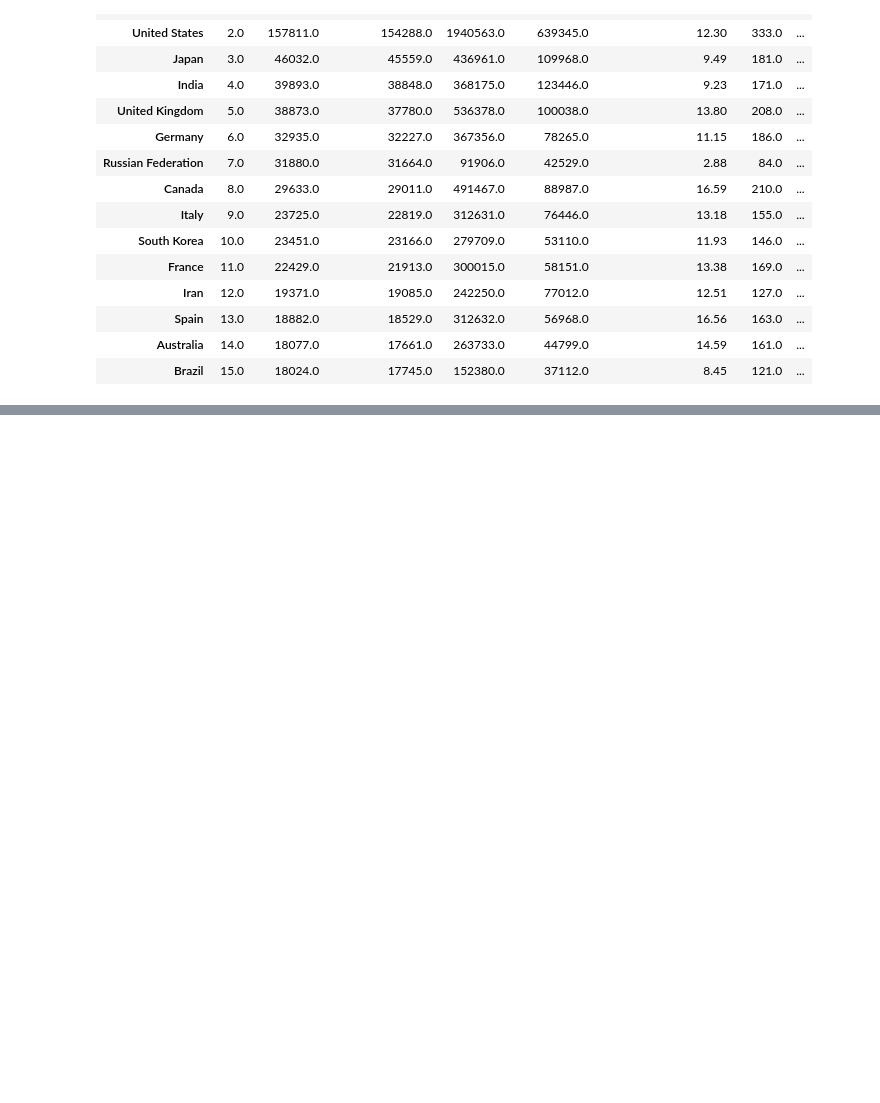
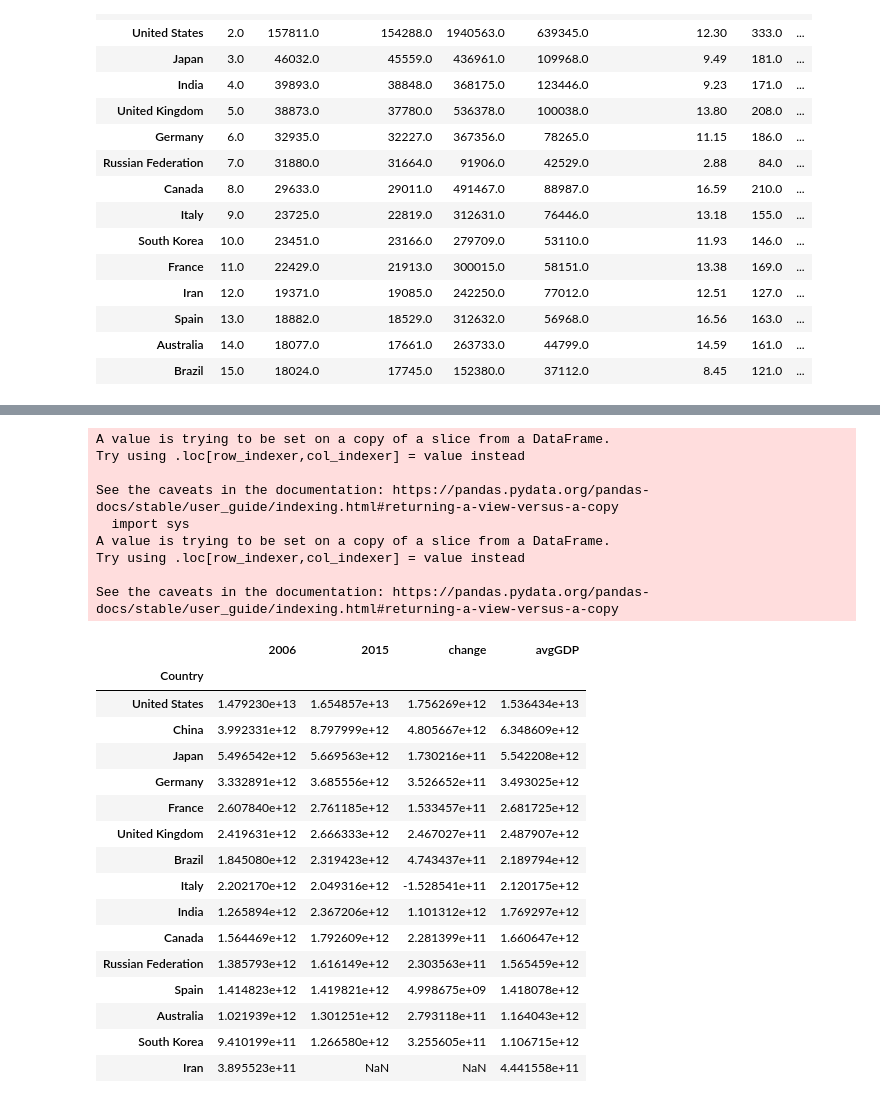
Before and after one commit to YHWOO13/Open-Course, a Jupyter notebook: UMICH-Introduction to Data Science in Python/ASSIGNMENT 3.ipynb, the cells around one changed output, grey strips where cells are left out. Cells and saved outputs as stored; diff of their text form; code cells hidden in the pictures; blank space fills up the shorter version.

```diff
--- a/UMICH-Introduction to Data Science in Python/ASSIGNMENT 3.ipynb
+++ b/UMICH-Introduction to Data Science in Python/ASSIGNMENT 3.ipynb
@@ -262,0 +294,38 @@ Merge2
+# %%
+lis=Merge2[['2006', '2007', '2008',
+       '2009', '2010', '2011', '2012', '2013', '2014', '2015']]
+re=Merge2['2015']-Merge2['2006']
+result=Merge2[['2006','2015']]
+
+#평균GDP와 변화량을 데이터프레임에 새롭게 추가
+result['change']=re
+result['avgGDP']=lis.mean(axis=1)
+result=result.sort_values('avgGDP', ascending=False)
+result
+# %% [output]
+A value is trying to be set on a copy of a slice from a DataFrame.
+Try using .loc[row_indexer,col_indexer] = value instead
+
+See the caveats in the documentation: https://pandas.pydata.org/pandas-docs/stable/user_guide/indexing.html#returning-a-view-versus-a-copy
+  import sys
+A value is trying to be set on a copy of a slice from a DataFrame.
+Try using .loc[row_indexer,col_indexer] = value instead
+
+See the caveats in the documentation: https://pandas.pydata.org/pandas-docs/stable/user_guide/indexing.html#returning-a-view-versus-a-copy
+|  | 2006 | 2015 | change | avgGDP |
+| Country |  |  |  |  |
+| United States | 1.479230e+13 | 1.654857e+13 | 1.756269e+12 | 1.536434e+13 |
+| China | 3.992331e+12 | 8.797999e+12 | 4.805667e+12 | 6.348609e+12 |
+| Japan | 5.496542e+12 | 5.669563e+12 | 1.730216e+11 | 5.542208e+12 |
+| Germany | 3.332891e+12 | 3.685556e+12 | 3.526652e+11 | 3.493025e+12 |
+| France | 2.607840e+12 | 2.761185e+12 | 1.533457e+11 | 2.681725e+12 |
+| United Kingdom | 2.419631e+12 | 2.666333e+12 | 2.467027e+11 | 2.487907e+12 |
+| Brazil | 1.845080e+12 | 2.319423e+12 | 4.743437e+11 | 2.189794e+12 |
+| Italy | 2.202170e+12 | 2.049316e+12 | -1.528541e+11 | 2.120175e+12 |
+| India | 1.265894e+12 | 2.367206e+12 | 1.101312e+12 | 1.769297e+12 |
+| Canada | 1.564469e+12 | 1.792609e+12 | 2.281399e+11 | 1.660647e+12 |
+| Russian Federation | 1.385793e+12 | 1.616149e+12 | 2.303563e+11 | 1.565459e+12 |
+| Spain | 1.414823e+12 | 1.419821e+12 | 4.998675e+09 | 1.418078e+12 |
+| Australia | 1.021939e+12 | 1.301251e+12 | 2.793118e+11 | 1.164043e+12 |
+| South Korea | 9.410199e+11 | 1.266580e+12 | 3.255605e+11 | 1.106715e+12 |
+| Iran | 3.895523e+11 | NaN | NaN | 4.441558e+11 |
```
Also changed, not shown: parts of 13 cells of this notebook.
